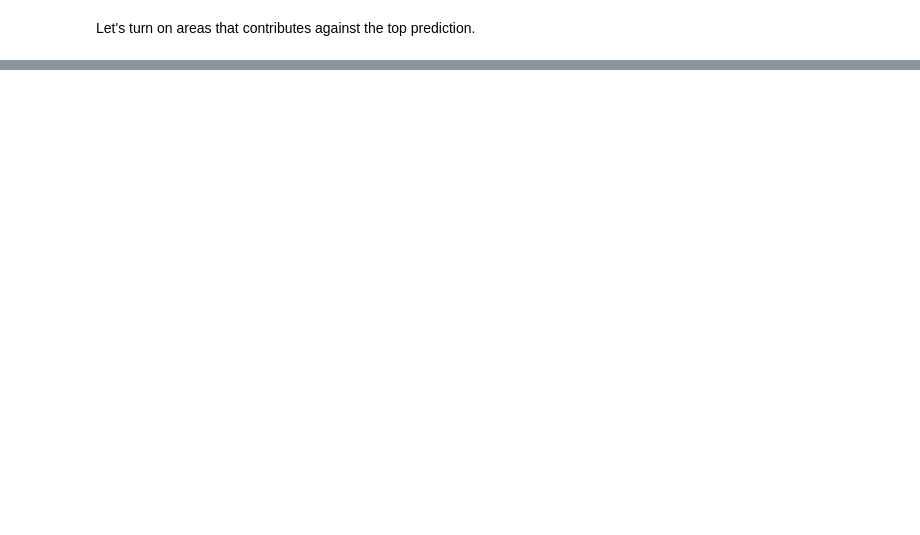
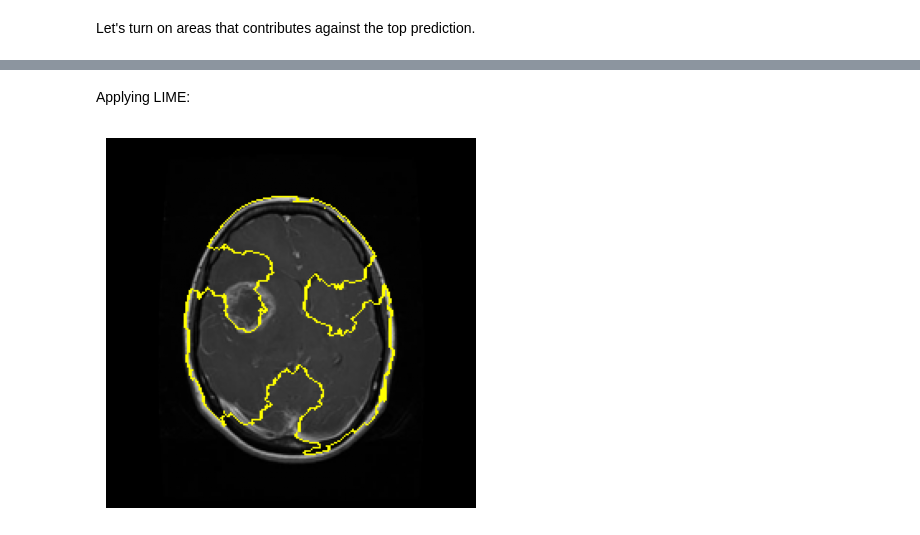
Before and after one commit to mobarakol/AI_Medical_Imaging, a Jupyter notebook: LIME_IMAGE.ipynb, the cells around one changed output, grey strips where cells are left out. Saved outputs shown, nothing was run; the diff lists cells and outputs as text; code cells hidden in the pictures; blank space fills up the shorter version.

```diff
--- a/LIME_IMAGE.ipynb
+++ b/LIME_IMAGE.ipynb
@@ -145,0 +238,53 @@ plt.imshow(img_boundry2)
+# %% [markdown]
+Applying LIME:
+# %%
+import matplotlib.pyplot as plt
+from PIL import Image
+from lime import lime_image
+from skimage.segmentation import mark_boundaries
+import numpy as np
+import torch
+import torchvision
+from torchvision import models
+import matplotlib.pyplot as plt
+
+
+def load_model():
+    model = models.resnet34(pretrained=True)
+    model.fc = torch.nn.Linear(model.fc.in_features, num_classes)
+    model.to(device)
+    model.load_state_dict(torch.load('/content/AI_Medical_Imaging/myweights/best_model.pth.tar', map_location=device))
+    model.eval()
+    return model
+
+def batch_predict(images):
+    model.eval()
+    batch = torch.stack(tuple(preprocess_transform(i) for i in images), dim=0)
+
+    device = torch.device("cuda" if torch.cuda.is_available() else "cpu")
+    model.to(device)
+    batch = batch.to(device)
+
+    logits = model(batch)
+    probs = F.softmax(logits, dim=1)
+    return probs.detach().cpu().numpy()
+
+
+device = 'cuda' if torch.cuda.is_available() else 'cpu'
+img = img_glioma
+model = load_model()
+
+
+explainer = lime_image.LimeImageExplainer()
+explanation = explainer.explain_instance(np.array(pill_transf(img)),
+                                         batch_predict, # classification function
+                                         top_labels=2,
+                                         hide_color=0,
+                                         num_samples=1500)
+
+temp, mask = explanation.get_image_and_mask(explanation.top_labels[0], positive_only=True, num_features=5, hide_rest=False)
+img_boundry1 = mark_boundaries(temp/255.0, mask)
+plt.imshow(img_boundry1)
+plt.axis('OFF');
+# %% [output]
+[figure, added]
```
Also changed, not shown: parts of 12 cells of this notebook.
